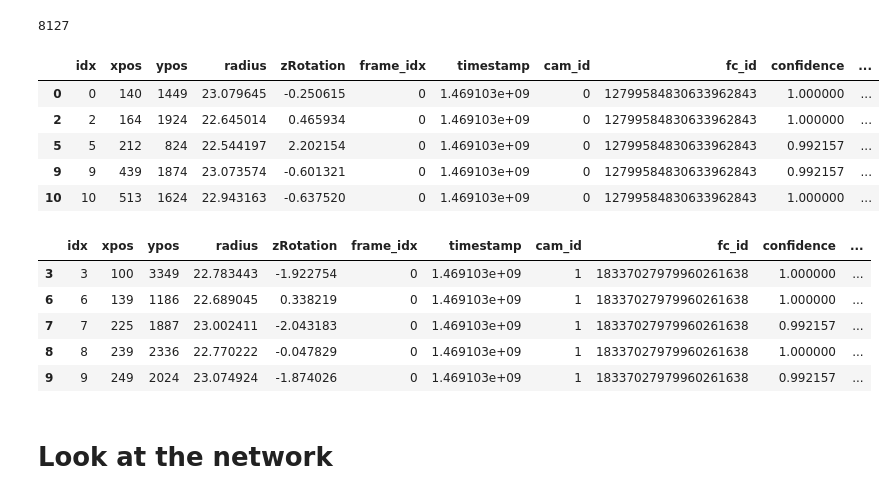
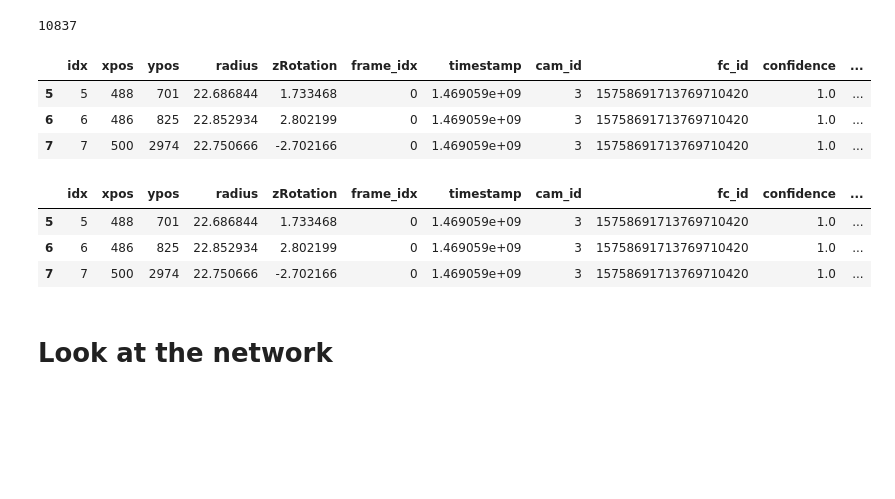
Before and after one commit to aschle/bees-sna, a Jupyter notebook: bib/Test2016.ipynb, the cells around one changed output. Cells and saved outputs as stored; diff of their text form; code cells hidden in the pictures; blank space fills up the shorter version.

```diff
--- a/bib/Test2016.ipynb
+++ b/bib/Test2016.ipynb
@@ -36,35 +37,31 @@ def getDF(path, b, e, camID):
     df = DataFrame(tpls)
     return df
 # %%
-start = "2016-07-21T12:03:00Z"
+start = "2016-07-21T00:00:00Z"
 start_dt = datetime.datetime.strptime(start, "%Y-%m-%dT%H:%M:%SZ").replace(tzinfo=pytz.UTC)
 start_ts = start_dt.timestamp()
-end_dt = start_dt + datetime.timedelta(minutes=45)
+end_dt = start_dt + datetime.timedelta(minutes=60)
 end_ts = end_dt.timestamp()
 # %%
-df = getDF("/storage/mi/aschle/hour2016/",start_ts, end_ts, 3)
+df = getDF("/mnt/data2016/",start_ts, end_ts, 3)
 # %%
 len(df.frame_idx.unique())
 # %% [output]
-8127
+10837
 # %%
-prep.calcIds(df, 0.99, 2015).head()
+prep.calcIds(df, 0.99, 2015).head(3)
 # %% [output]
 |  | idx | xpos | ypos | radius | zRotation | frame_idx | timestamp | cam_id | fc_id | confidence | ... |
-| 0 | 0 | 140 | 1449 | 23.079645 | -0.250615 | 0 | 1.469103e+09 | 0 | 12799584830633962843 | 1.000000 | ... |
-| 2 | 2 | 164 | 1924 | 22.645014 | 0.465934 | 0 | 1.469103e+09 | 0 | 12799584830633962843 | 1.000000 | ... |
-| 5 | 5 | 212 | 824 | 22.544197 | 2.202154 | 0 | 1.469103e+09 | 0 | 12799584830633962843 | 0.992157 | ... |
-| 9 | 9 | 439 | 1874 | 23.073574 | -0.601321 | 0 | 1.469103e+09 | 0 | 12799584830633962843 | 0.992157 | ... |
-| 10 | 10 | 513 | 1624 | 22.943163 | -0.637520 | 0 | 1.469103e+09 | 0 | 12799584830633962843 | 1.000000 | ... |
+| 5 | 5 | 488 | 701 | 22.686844 | 1.733468 | 0 | 1.469059e+09 | 3 | 15758691713769710420 | 1.0 | ... |
+| 6 | 6 | 486 | 825 | 22.852934 | 2.802199 | 0 | 1.469059e+09 | 3 | 15758691713769710420 | 1.0 | ... |
+| 7 | 7 | 500 | 2974 | 22.750666 | -2.702166 | 0 | 1.469059e+09 | 3 | 15758691713769710420 | 1.0 | ... |
 # %%
-prep.calcIds(df, 0.99, 2016).head()
+prep.calcIds(df, 0.99, 2016).head(3)
 # %% [output]
 |  | idx | xpos | ypos | radius | zRotation | frame_idx | timestamp | cam_id | fc_id | confidence | ... |
-| 3 | 3 | 100 | 3349 | 22.783443 | -1.922754 | 0 | 1.469103e+09 | 1 | 18337027979960261638 | 1.000000 | ... |
-| 6 | 6 | 139 | 1186 | 22.689045 | 0.338219 | 0 | 1.469103e+09 | 1 | 18337027979960261638 | 1.000000 | ... |
-| 7 | 7 | 225 | 1887 | 23.002411 | -2.043183 | 0 | 1.469103e+09 | 1 | 18337027979960261638 | 0.992157 | ... |
-| 8 | 8 | 239 | 2336 | 22.770222 | -0.047829 | 0 | 1.469103e+09 | 1 | 18337027979960261638 | 1.000000 | ... |
-| 9 | 9 | 249 | 2024 | 23.074924 | -1.874026 | 0 | 1.469103e+09 | 1 | 18337027979960261638 | 0.992157 | ... |
+| 5 | 5 | 488 | 701 | 22.686844 | 1.733468 | 0 | 1.469059e+09 | 3 | 15758691713769710420 | 1.0 | ... |
+| 6 | 6 | 486 | 825 | 22.852934 | 2.802199 | 0 | 1.469059e+09 | 3 | 15758691713769710420 | 1.0 | ... |
+| 7 | 7 | 500 | 2974 | 22.750666 | -2.702166 | 0 | 1.469059e+09 | 3 | 15758691713769710420 | 1.0 | ... |
 # %% [markdown]
 # Look at the network
 # %%
```
Also changed, not shown: parts of 31 cells of this notebook, 13 other files.
